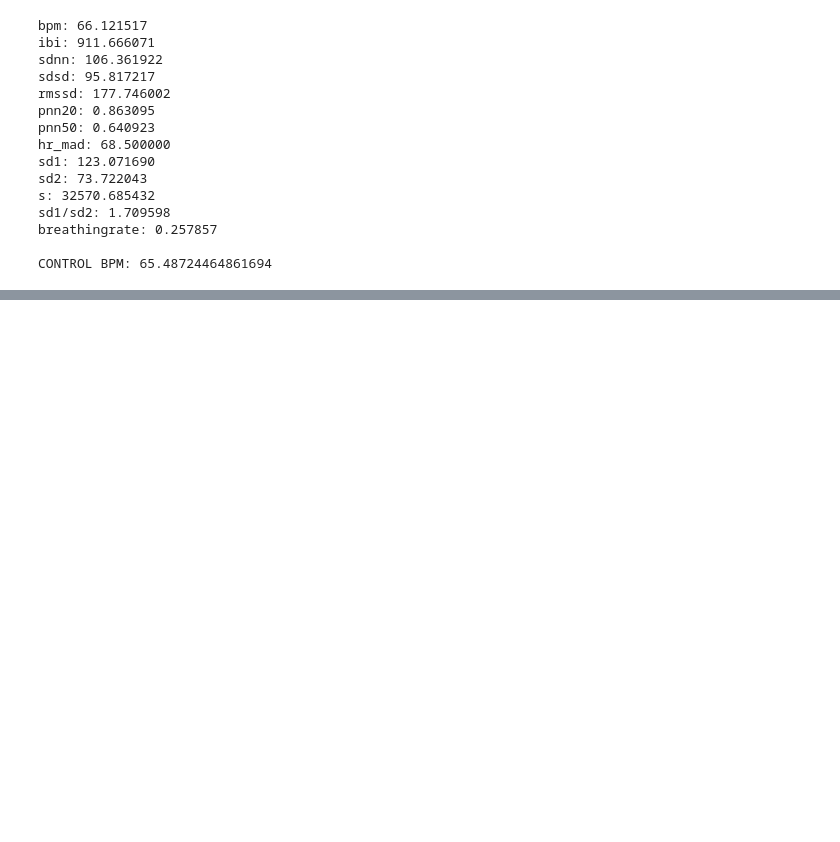
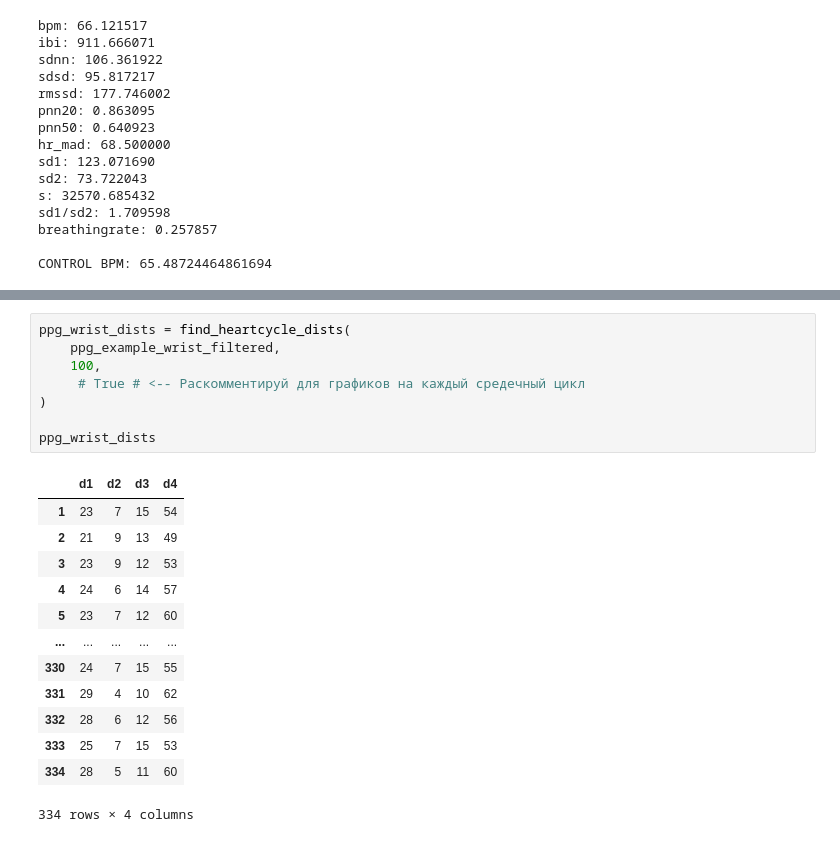
Before and after one commit to zhabiki/PPG-Datasets-Exploration, a Jupyter notebook: MAUS.ipynb, the cells around one changed output, grey strips where cells are left out. Drawn from its saved outputs; the diff is of its cells as text; blank space fills up the shorter version.

```diff
--- a/MAUS.ipynb
+++ b/MAUS.ipynb
@@ -539,0 +594,22 @@ plt.show()
+# %%
+ppg_wrist_dists = find_heartcycle_dists(
+    ppg_example_wrist_filtered,
+    100,
+     # True # <-- Раскомментируй для графиков на каждый средечный цикл
+)
+
+ppg_wrist_dists
+# %% [output]
+|  | d1 | d2 | d3 | d4 |
+| 1 | 23 | 7 | 15 | 54 |
+| 2 | 21 | 9 | 13 | 49 |
+| 3 | 23 | 9 | 12 | 53 |
+| 4 | 24 | 6 | 14 | 57 |
+| 5 | 23 | 7 | 12 | 60 |
+| ... | ... | ... | ... | ... |
+| 330 | 24 | 7 | 15 | 55 |
+| 331 | 29 | 4 | 10 | 62 |
+| 332 | 28 | 6 | 12 | 56 |
+| 333 | 25 | 7 | 15 | 53 |
+| 334 | 28 | 5 | 11 | 60 |
+334 rows × 4 columns
```
Also changed, not shown: parts of 17 cells of this notebook.
